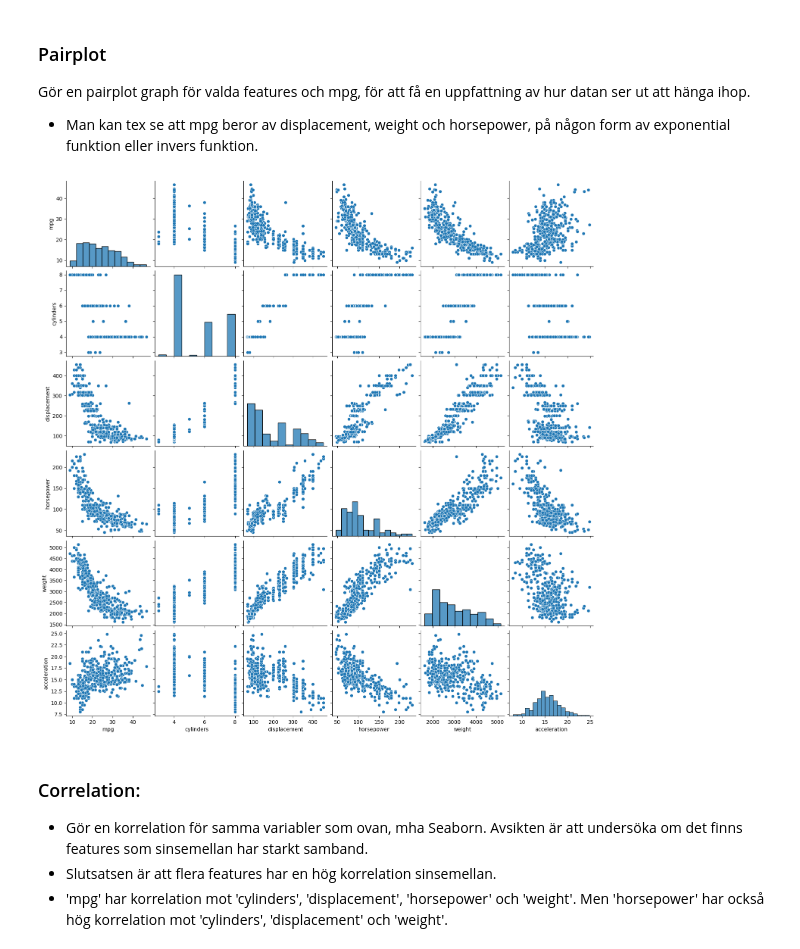
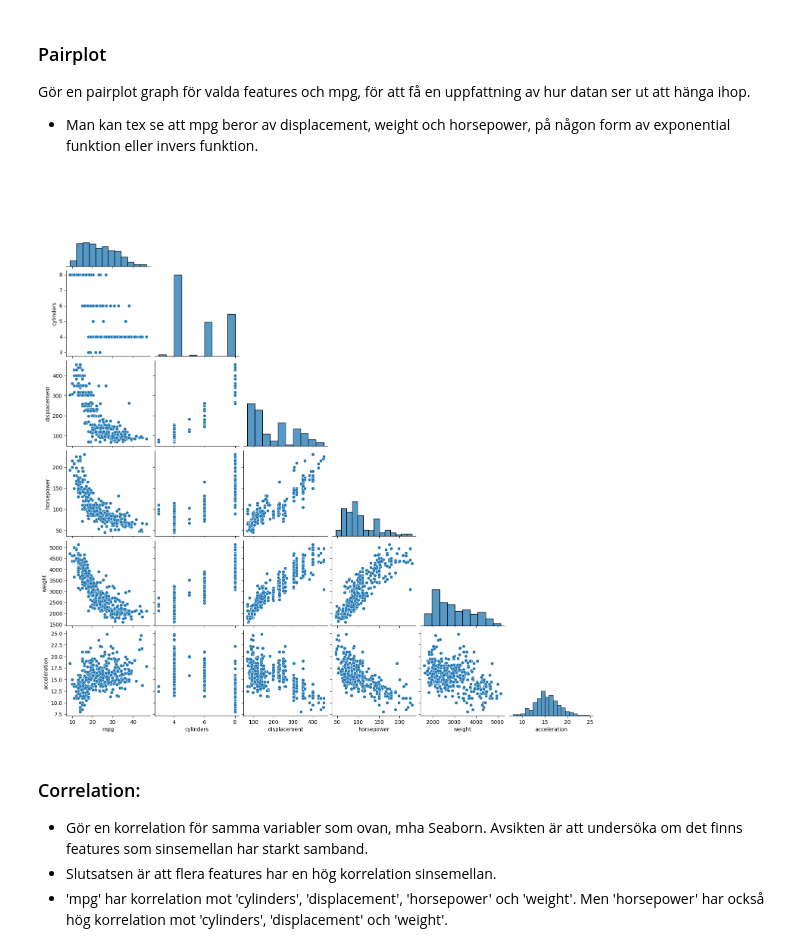
Before and after one commit to dancla240/Machine_Learning_Daniel_Claesson, a Jupyter notebook: Exercises/E01_sklearn.ipynb, the cells around one changed output. Cells and saved outputs as stored; diff of their text form; code cells hidden in the pictures.

```diff
--- a/Exercises/E01_sklearn.ipynb
+++ b/Exercises/E01_sklearn.ipynb
@@ -186,9 +187,9 @@ memory usage: 30.8+ KB
 Gör en pairplot graph för valda features och mpg, för att få en uppfattning av hur datan ser ut att hänga ihop.
 - Man kan tex se att mpg beror av displacement, weight och horsepower, på någon form av exponential funktion eller invers funktion.
 # %%
-fig = sns.pairplot(mpg[['mpg','cylinders','displacement','horsepower','weight','acceleration']])
+fig = sns.pairplot(mpg[['mpg','cylinders','displacement','horsepower','weight','acceleration']], corner=True)
 # %% [output]
-[figure, old version]
+[figure, new version]
 # %% [markdown]
 ### Correlation:
 - Gör en korrelation för samma variabler som ovan, mha Seaborn. Avsikten är att undersöka om det finns features som sinsemellan har starkt samband.
```
Also changed, not shown: parts of 9 cells of this notebook.
